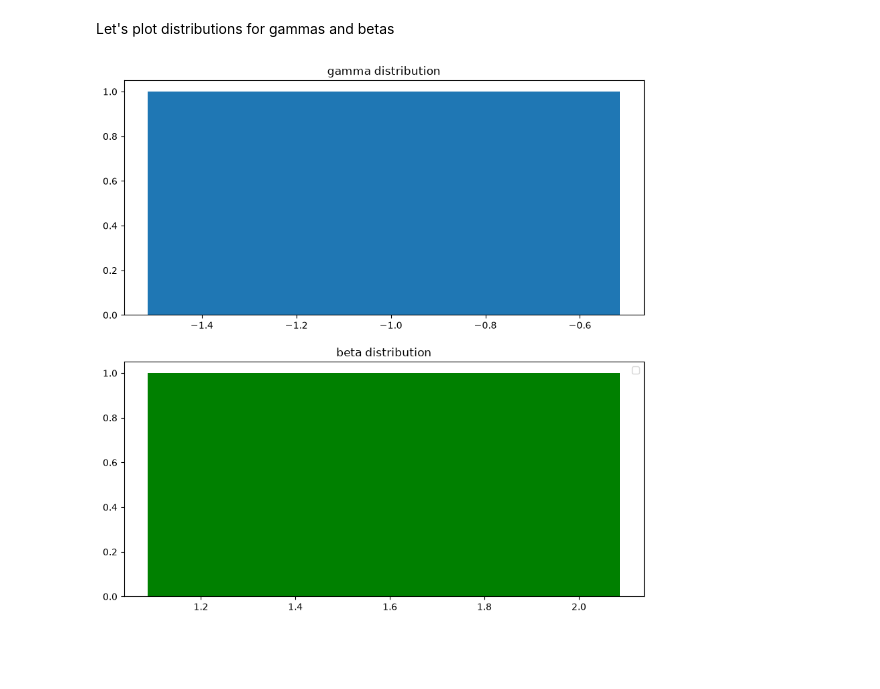
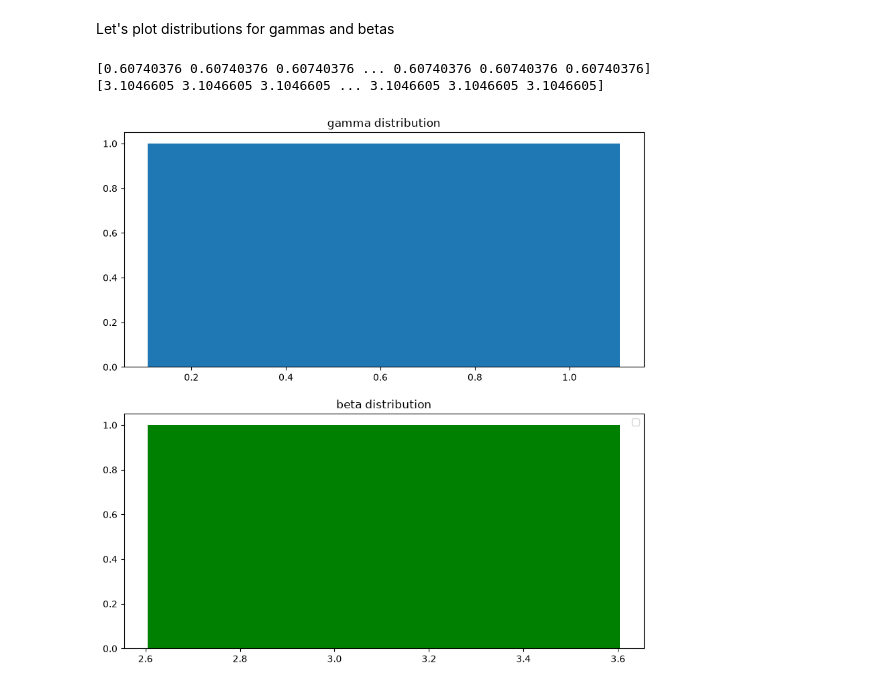
Before and after one commit to saobangmath/MiniProject-PhD-, a Jupyter notebook: MCMC/smc.ipynb, the cells around one changed output. Cells and saved outputs as stored; diff of their text form; code cells hidden in the pictures; blank space fills up the shorter version.

```diff
--- a/MCMC/smc.ipynb
+++ b/MCMC/smc.ipynb
@@ -582,9 +618,9 @@ from jax import numpy as jnp
 def sir_model(t, y, params):
     S, I, R = y
     beta, gamma = params
-    dS = -beta * S * I / N         # dS/dt
-    dI = beta * S * I / N - gamma * I # dI/dt
-    dR = gamma * I                 # dR/dt
+    dS = -beta * S * I / N             # dS/dt
+    dI = beta * S * I / N - gamma * I  # dI/dt
+    dR = gamma * I                     # dR/dt
     return jnp.array([dS, dI, dR])
 
 # Solve using IVP
@@ -593,9 +629,15 @@ sol = solve_ivp(
             t_span, jnp.array([S0, I0, R0]), t_eval=t_eval
 )
 
+assert sol.y.shape == (3, 161)
+
+for t in range(161):
+    print (t, sol.y[0][t], sol.y[1][t], sol.y[2][t])
+
 # Plotting
 plt.plot(sol.t, sol.y[0], label='Susceptible')
 plt.plot(sol.t, sol.y[1], label='Infected')
 plt.plot(sol.t, sol.y[2], label='Recovered')
+
 plt.legend(); plt.grid(True); plt.show()
 # %% [output]
@@ -634,9 +691,9 @@ import jax
 # observe data in format (t, y): at time t, how many people confine to bed
 
 def prior_logpdf(params):
-    gamma =  params[0] if(params.ndim == 1) else params[:, 0]
-    beta =  params[1] if(params.ndim == 1) else params[:, 1]
-    phi_inv = params[2] if (params.ndim == 1) else params[:, 2]
+    gamma =  params[0] if params.ndim == 1 else params[:, 0]
+    beta =  params[1] if params.ndim == 1 else params[:, 1]
+    phi_inv = params[2] if params.ndim == 1 else params[:, 2]
 
     return (
           truncnorm.logpdf(gamma, loc=0.4, scale=0.5, a=0, b=jnp.inf)
@@ -681,14 +738,13 @@ def posterior_logpdf(params, datas):
         return log_prior + calc_log_likelihood(params[0], params[1], params[2])
 
     gammas, betas, phi_invs = params[:, 0], params[:, 1], params[:, 2]
-    log_likelihood = jax.vmap(jax.jit(calc_log_likelihood))(gammas, betas, phi_invs)
+    log_likelihood = jax.vmap(calc_log_likelihood)(gammas, betas, phi_invs)
     log_post = log_prior + log_likelihood
-    assert log_post.shape == (len(params), )
     return log_post
 # %%
 from jax import random
 from functools import partial
 from jax import numpy as jnp
 
-solver = SMC(3, partial(posterior_logpdf, datas = jnp.array([[160, 2]])), random.key(0))
+solver = SMC(3, partial(posterior_logpdf, datas = jnp.array([[10, 3], [50, 92], [70, 153], [160, 2]])), prior_logpdf, random.key(0))
 # %%
@@ -705,18 +795,22 @@ Let's plot distributions for gammas and betas
 # %%
 from matplotlib import pyplot as plt
 from jax import numpy as jnp
 
 fig, ax = plt.subplots(2, 1, figsize = (10,10))
-gammas = samples[:100, 0]
-betas = samples[:100, 1]
+gammas = samples[:, 0]
+betas = samples[:, 1]
 
 ax[0].hist(gammas, density = True, bins = 'auto')
 ax[0].set_title("gamma distribution")
+print(gammas)
 
 ax[1].hist(betas, density = True, bins = 'auto', color = 'green')
 ax[1].set_title("beta distribution")
+print(betas)
 
 plt.legend()
 plt.show()
 # %% [output]
+[0.60740376 0.60740376 0.60740376 ... 0.60740376 0.60740376 0.60740376]
+[3.1046605 3.1046605 3.1046605 ... 3.1046605 3.1046605 3.1046605]
-[figure, old version]
+[figure, new version]
```
Also changed, not shown: parts of 9 cells of this notebook.
